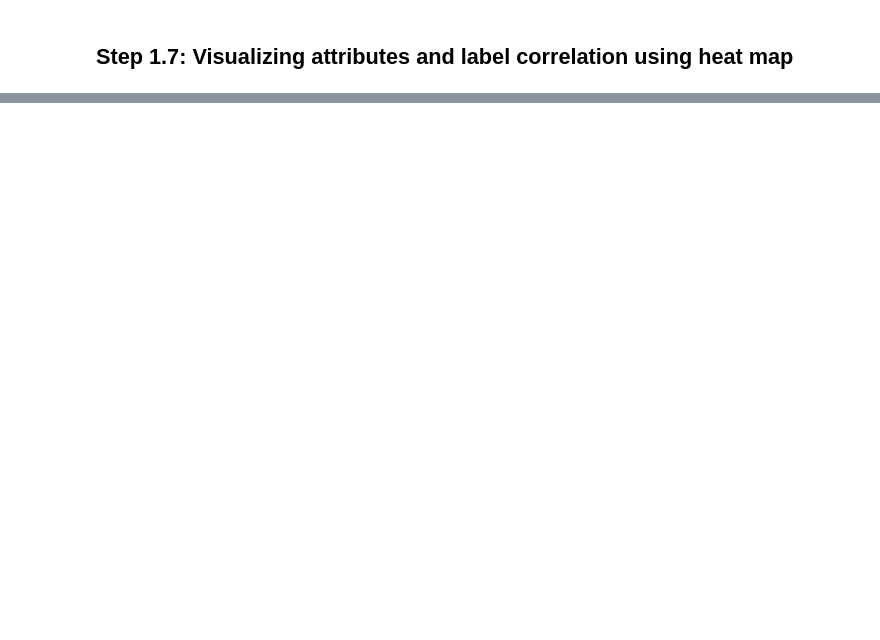
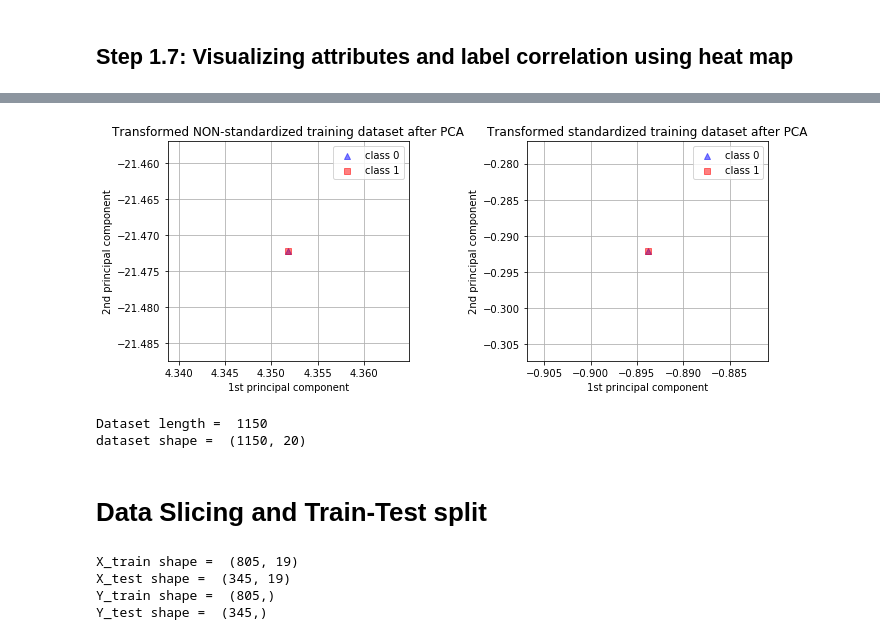
Before and after one commit to ram1123/Learning_ML, a Jupyter notebook: disease_detection_project/Diabetic_Retinopathy.ipynb, the cells around one changed output, grey strips where cells are left out. Saved outputs shown, nothing was run; the diff lists cells and outputs as text; code cells hidden in the pictures; blank space fills up the shorter version.

```diff
--- a/disease_detection_project/Diabetic_Retinopathy.ipynb
+++ b/disease_detection_project/Diabetic_Retinopathy.ipynb
@@ -169,0 +303,16 @@ parallel_coordinates(infile,'MA_CL05',colormap='gist_rainbow')
+# %%
+from sklearn.decomposition import PCA
+
+# on non-standardized data
+pca = PCA(n_components=2).fit(X_train)
+X_train = pca.transform(X_train)
+X_test = pca.transform(X_test)
+
+print X_train
+print X_test
+# om standardized data
+pca_std = PCA(n_components=2).fit(X_train_std)
+X_train_std = pca_std.transform(X_train_std)
+X_test_std = pca_std.transform(X_test_std)
+#print X_train_std
+#print X_test_std
@@ -169,0 +337,44 @@ parallel_coordinates(infile,'MA_CL05',colormap='gist_rainbow')
+# %%
+from matplotlib import pyplot as plt
+
+fig, (ax1, ax2) = plt.subplots(ncols=2, figsize=(10,4))
+
+
+for l,c,m in zip(range(0,2), ('blue', 'red'), ('^', 's')):
+    ax1.scatter(X_train[y_train==str(l), 0], X_train[y_train==str(l), 1],
+        color=c,
+        label='class %s' %l,
+        alpha=0.5,
+        marker=m
+        )
+
+for l,c,m in zip(range(0,2), ('blue', 'red'), ('^', 's')):
+    ax2.scatter(X_train_std[y_train==str(l), 0], X_train_std[y_train==str(l), 1],
+        color=c,
+        label='class %s' %l,
+        alpha=0.5,
+        marker=m
+        )
+
+ax1.set_title('Transformed NON-standardized training dataset after PCA')
+ax2.set_title('Transformed standardized training dataset after PCA')
+
+for ax in (ax1, ax2):
+
+    ax.set_xlabel('1st principal component')
+    ax.set_ylabel('2nd principal component')
+    ax.legend(loc='upper right')
+    ax.grid()
+plt.tight_layout()
+
+plt.show()
+# %% [output]
+[figure, added]
+# %%
+print "Dataset length = ",len(infile)
+print "dataset shape = ",infile.shape
+# %% [output]
+Dataset length =  1150
+dataset shape =  (1150, 20)
+# %% [markdown]
+# Data Slicing and Train-Test split
@@ -169,0 +386,10 @@ parallel_coordinates(infile,'MA_CL05',colormap='gist_rainbow')
+# %%
+print "X_train shape = ",X_train.shape
+print "X_test shape = ",X_test.shape
+print "Y_train shape = ",y_train.shape
+print "Y_test shape = ",y_test.shape
+# %% [output]
+X_train shape =  (805, 19)
+X_test shape =  (345, 19)
+Y_train shape =  (805,)
+Y_test shape =  (345,)
```
Also changed, not shown: parts of 24 cells of this notebook.
